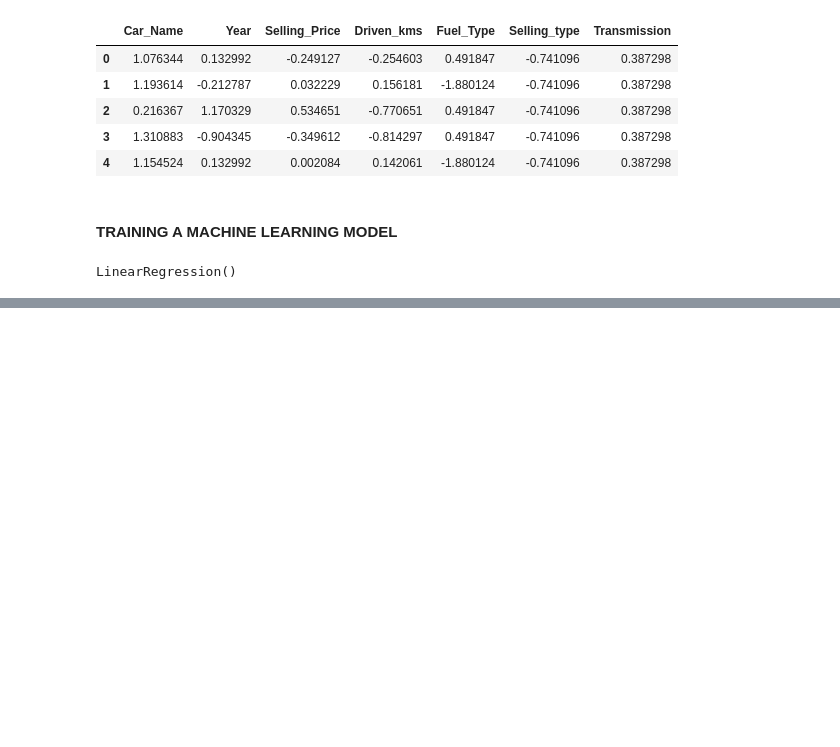
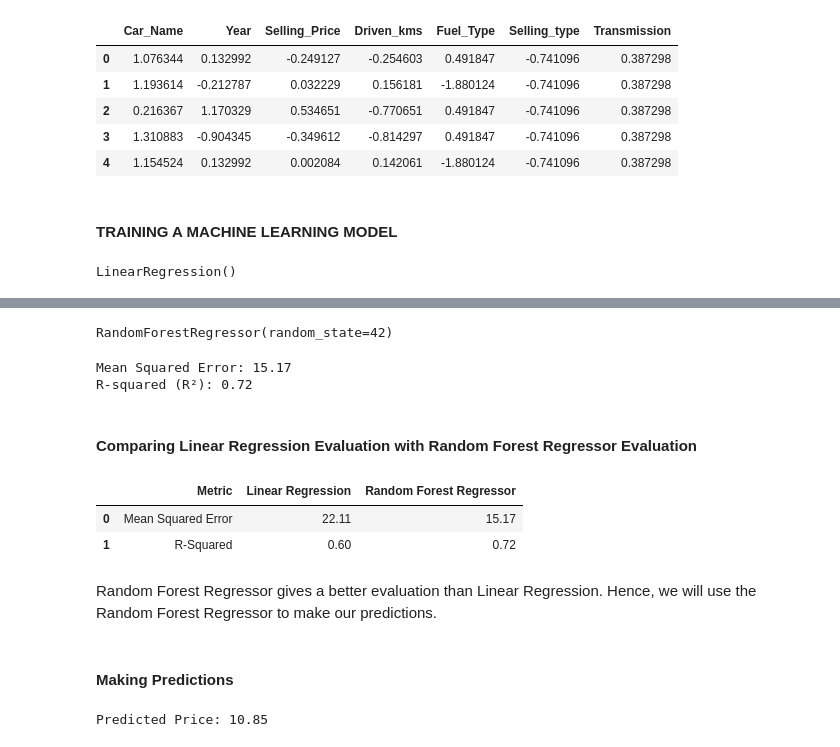
Before and after one commit to ietimfon/Car-Price-Prediction, a Jupyter notebook: Car Price Prediction.ipynb, the cells around one changed output, grey strips where cells are left out. Saved outputs shown, nothing was run; the diff lists cells and outputs as text; code cells hidden in the pictures; blank space fills up the shorter version.

```diff
--- a/Car Price Prediction.ipynb
+++ b/Car Price Prediction.ipynb
@@ -233,0 +230,60 @@ Predicted Price: 13.26
+# %%
+# Train the model
+
+rf_model.fit(X_train, y_train)
+# %% [output]
+RandomForestRegressor(random_state=42)
+# %%
+# Evaluating the model
+
+y_pred_rf = rf_model.predict(X_test)
+mse_rf = mean_squared_error(y_test, y_pred_rf)
+r2_rf = r2_score(y_test, y_pred_rf)
+
+print(f'Mean Squared Error: {mse_rf:.2f}')
+print(f'R-squared (R²): {r2_rf:.2f}')
+# %% [output]
+Mean Squared Error: 15.17
+R-squared (R²): 0.72
+# %% [markdown]
+#### Comparing Linear Regression Evaluation with Random Forest Regressor Evaluation
+# %%
+# Format the numerical results to two decimal places
+
+mse_lr_formatted = f"{mse:.2f}"
+r2_lr_formatted = f"{r2:.2f}"
+mse_rf_formatted = f"{mse_rf:.2f}"
+r2_rf_formatted = f"{r2_rf:.2f}"
+
+
+Comparison = pd.DataFrame(
+    {
+    'Metric': ['Mean Squared Error', 'R-Squared'],
+    'Linear Regression': [mse_lr_formatted, r2_lr_formatted],
+    'Random Forest Regressor': [mse_rf_formatted, r2_rf_formatted]
+    }
+)
+
+Comparison
+# %% [output]
+|  | Metric | Linear Regression | Random Forest Regressor |
+| 0 | Mean Squared Error | 22.11 | 15.17 |
+| 1 | R-Squared | 0.60 | 0.72 |
+# %% [markdown]
+Random Forest Regressor gives a better evaluation than Linear Regression. Hence, we will use the Random Forest Regressor to make our predictions.
+# %% [markdown]
+#### Making Predictions
+# %%
+# Prediction 1
+
+new_features = np.array([[70, 2017, 7.8, 48000, 2, 2, 1]])
+# Example of new data to predict.
+
+new_features_scaled = scaler.transform(new_features)
+predicted_price = rf_model.predict(new_features_scaled)
+
+predicted_value = predicted_price.item()  # Extract the single numerical value
+
+print(f"Predicted Price: {predicted_value:.2f}")
+# %% [output]
+Predicted Price: 10.85
```
Also changed, not shown: parts of 7 cells of this notebook.
